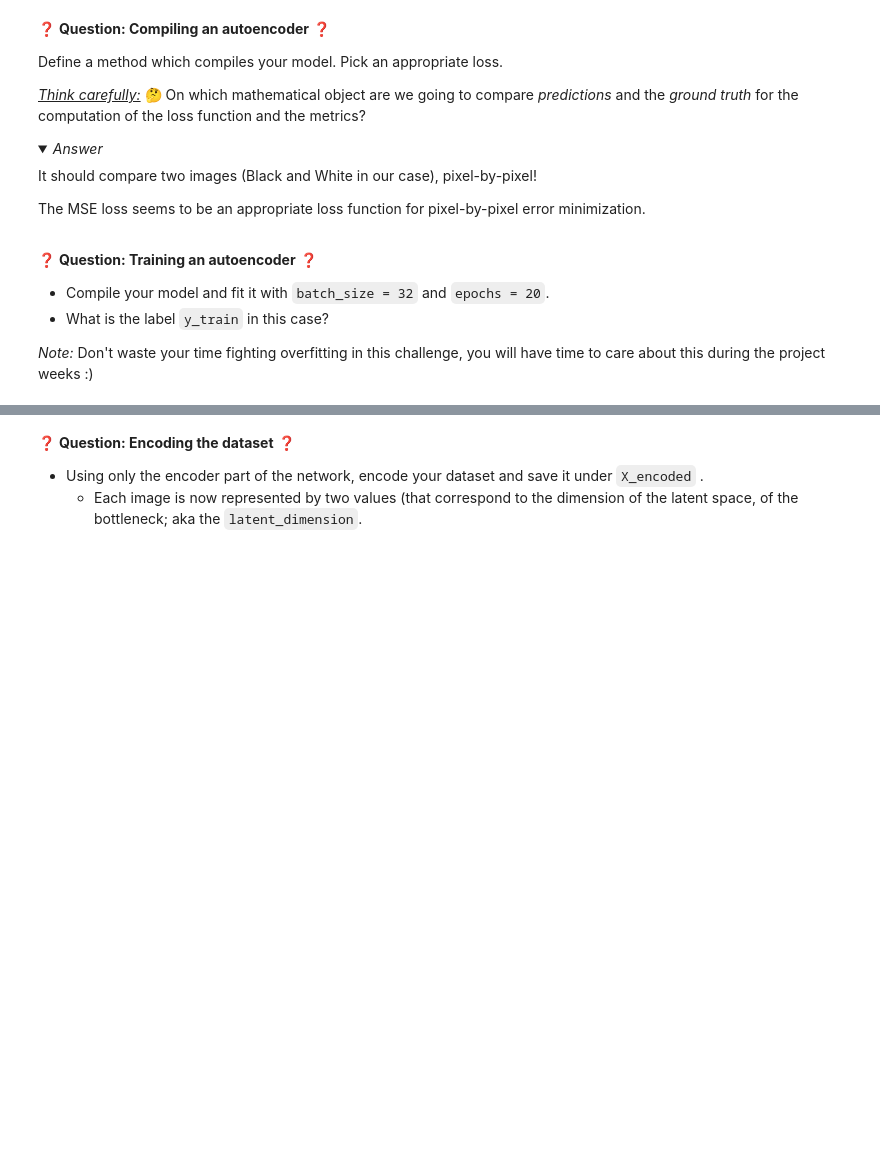
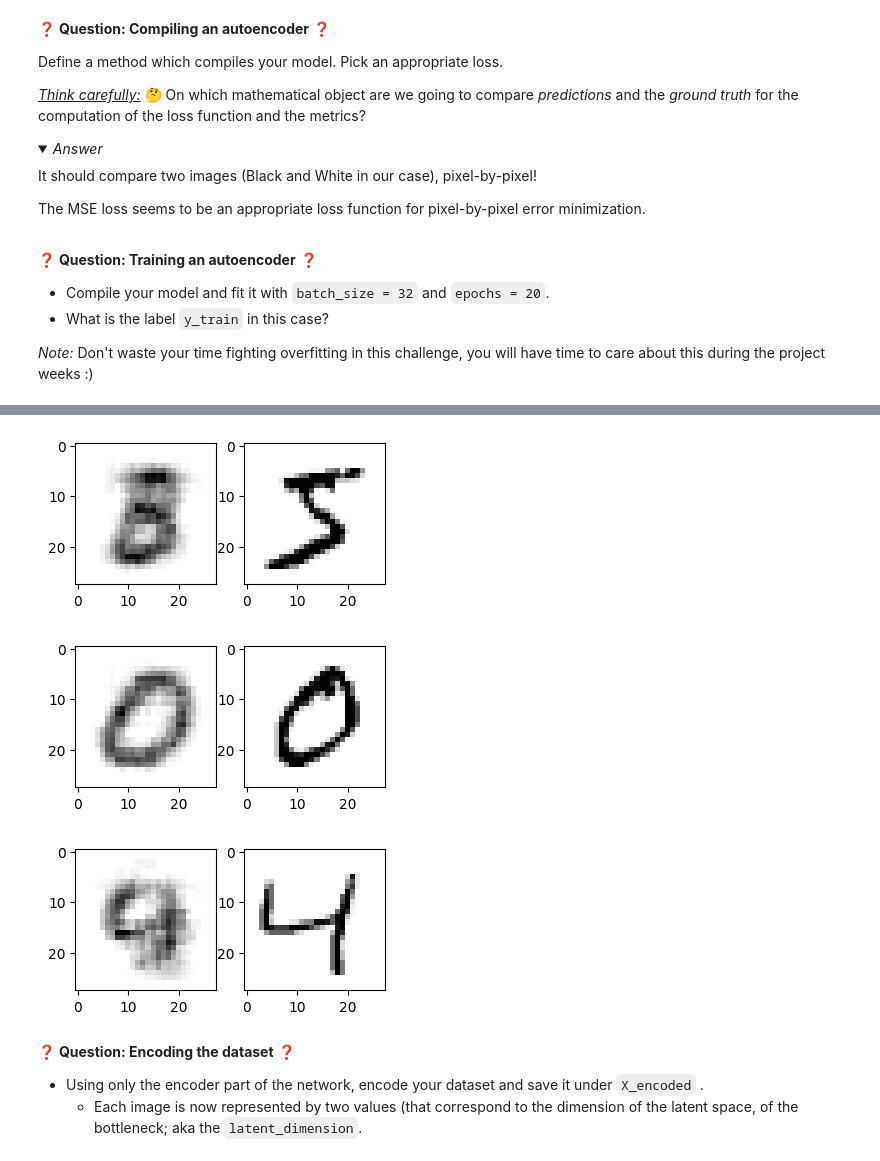
Before and after one commit to Sarthak-Singh1996/data-autoencoder, a Jupyter notebook: autoencoder.ipynb, the cells around one changed output, grey strips where cells are left out. Cells and saved outputs as stored; diff of their text form; code cells hidden in the pictures; folded sections open; blank space fills up the shorter version.

```diff
--- a/autoencoder.ipynb
+++ b/autoencoder.ipynb
@@ -167,3 +188,17 @@ def build_decoder(latent_dimension):
+# %%
+from tensorflow.keras.layers import Reshape, Conv2DTranspose
+
+def build_decoder(latent_dimension):
+    # $CHALLENGIFY_BEGIN
+    decoder = Sequential()
+
+    decoder.add(Dense(7*7*8, activation='tanh', input_shape=(latent_dimension,)))
+    decoder.add(Reshape((7, 7, 8)))  # no batch axis here
+    decoder.add(Conv2DTranspose(8, (2, 2), strides=2, padding='same', activation='relu'))
+
+    decoder.add(Conv2DTranspose(1, (2, 2), strides=2, padding='same', activation='relu'))
+    return decoder
+    # $CHALLENGIFY_END
 # %% [markdown]
 ❓ **Question: buiding a decoder** ❓
 
@@ -172,0 +206,3 @@ Build your decoder with **`latent_dimension = 2`** and check that it outputs ima
+# %%
+decoder = build_decoder(2)
+decoder.summary()
@@ -194,0 +249,3 @@ def build_autoencoder(encoder, decoder):
+# %%
+autoencoder = build_autoencoder(encoder, decoder)
+autoencoder.summary()
@@ -220,0 +296,3 @@ The MSE loss seems to be an appropriate loss function for pixel-by-pixel error m
+# %%
+compile_autoencoder(autoencoder)
+autoencoder.fit(X_train, X_train, epochs = 20, batch_size = 32)
@@ -221,3 +320,15 @@ The MSE loss seems to be an appropriate loss function for pixel-by-pixel error m
+# %%
+prediction = autoencoder.predict(X_train, verbose=0, batch_size=100)# you can now display an image to see it is reconstructed well
+
+for i in range(3):
+    fig, (ax1, ax2) = plt.subplots(1, 2, figsize=(4,2))
+    ax1.imshow(prediction[i].reshape(28,28), cmap = 'Greys')
+    ax2.imshow(X_train[i].reshape(28,28), cmap = 'Greys')
+    plt.show()
+# %% [output]
+[figure, added]
+[figure, added]
+[figure, added]
 # %% [markdown]
 ❓ **Question: Encoding the dataset** ❓
 
```
Also changed, not shown: parts of 26 cells of this notebook.
